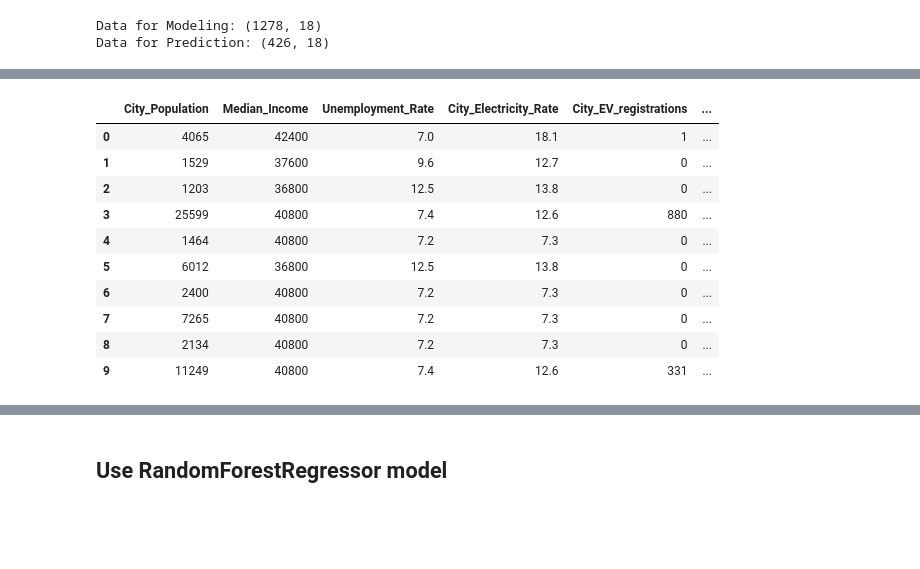
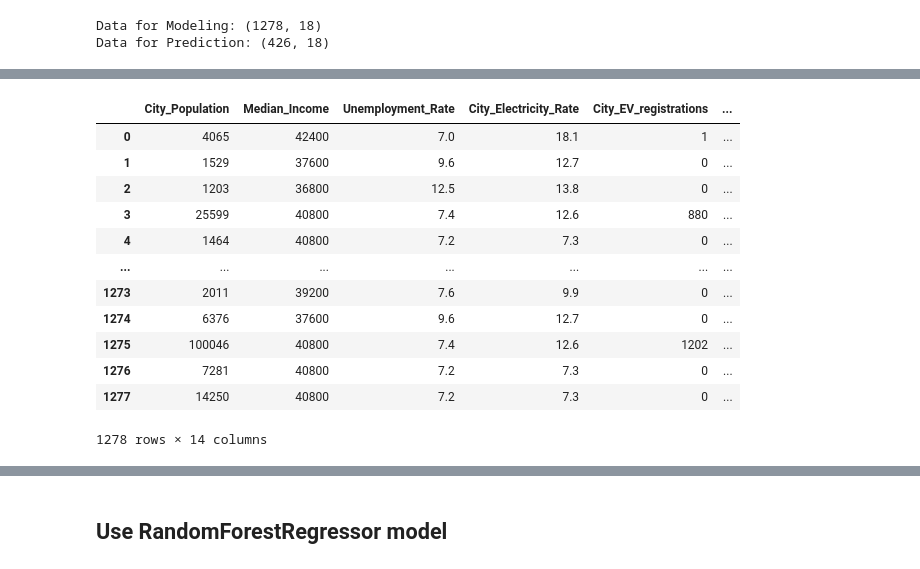
Before and after one commit to JorMerr/EV_charging_locations, a Jupyter notebook: ML_Model/ML-model.ipynb, the cells around one changed output, grey strips where cells are left out. Cells and saved outputs as stored; diff of their text form; code cells hidden in the pictures; blank space fills up the shorter version.

```diff
--- a/ML_Model/ML-model.ipynb
+++ b/ML_Model/ML-model.ipynb
@@ -53,3 +53,7 @@ print('Data for Prediction: ' + str(unseen_data.shape))
 # %% [output]
 Data for Modeling: (1278, 18)
 Data for Prediction: (426, 18)
+# %%
+# Reset the index of the features_data
+features_data = features_data.reset_index(drop=True)
+features_data
@@ -56,21 +74,23 @@ Data for Prediction: (426, 18)
 # %%
 # Drop the columns identifying each city: id, city, province_id, province_name
 features_train = features_data.drop(columns=["id", "province_id", "city", "province_name"])
 features_unseen = unseen_data.drop(columns=["id", "province_id", "city", "province_name"])
 # print(features_df.shape)
-features_train.head(10)
+features_train
 # %% [output]
 |  | City_Population | Median_Income | Unemployment_Rate | City_Electricity_Rate | City_EV_registrations | ... |
 | 0 | 4065 | 42400 | 7.0 | 18.1 | 1 | ... |
 | 1 | 1529 | 37600 | 9.6 | 12.7 | 0 | ... |
 | 2 | 1203 | 36800 | 12.5 | 13.8 | 0 | ... |
 | 3 | 25599 | 40800 | 7.4 | 12.6 | 880 | ... |
 | 4 | 1464 | 40800 | 7.2 | 7.3 | 0 | ... |
-| 5 | 6012 | 36800 | 12.5 | 13.8 | 0 | ... |
-| 6 | 2400 | 40800 | 7.2 | 7.3 | 0 | ... |
-| 7 | 7265 | 40800 | 7.2 | 7.3 | 0 | ... |
-| 8 | 2134 | 40800 | 7.2 | 7.3 | 0 | ... |
-| 9 | 11249 | 40800 | 7.4 | 12.6 | 331 | ... |
+| ... | ... | ... | ... | ... | ... | ... |
+| 1273 | 2011 | 39200 | 7.6 | 9.9 | 0 | ... |
+| 1274 | 6376 | 37600 | 9.6 | 12.7 | 0 | ... |
+| 1275 | 100046 | 40800 | 7.4 | 12.6 | 1202 | ... |
+| 1276 | 7281 | 40800 | 7.2 | 7.3 | 0 | ... |
+| 1277 | 14250 | 40800 | 7.2 | 7.3 | 0 | ... |
+1278 rows × 14 columns
 # %%
 # Save categorical variable column incentives_status to variable for encoding
 incentives = features_train.dtypes[features_train.dtypes == "object"].index.tolist()
```
Also changed, not shown: parts of 20 cells of this notebook, 3 other files.
